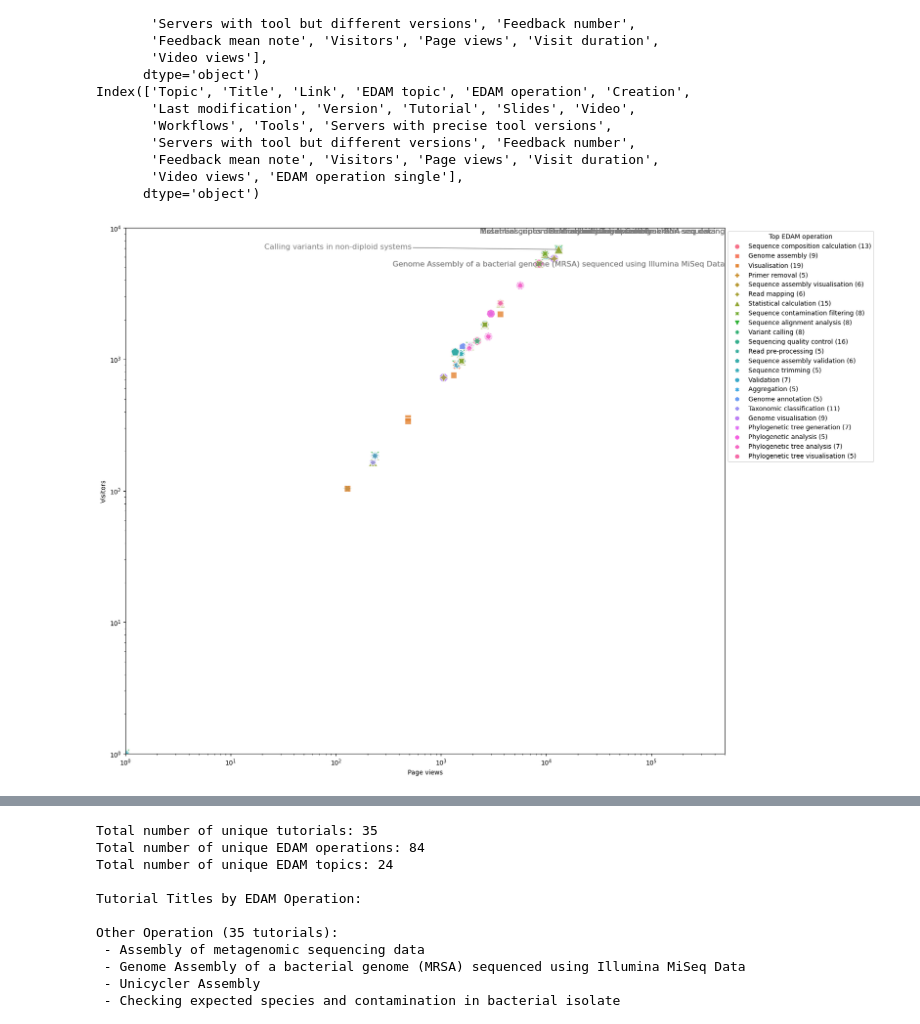
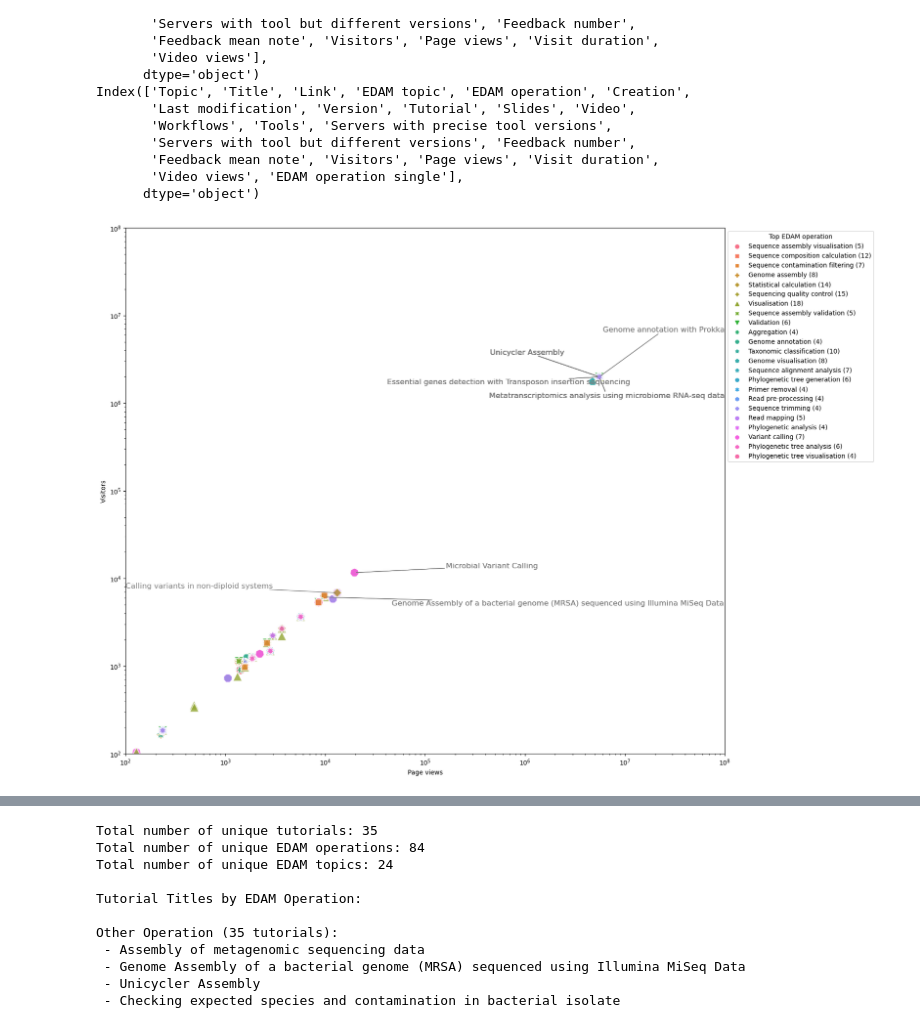
Before and after one commit to usegalaxy-eu/microgalaxy_paper_2025, a Jupyter notebook: bin/tutorials.ipynb, the cells around one changed output, grey strips where cells are left out. Cells and saved outputs as stored; diff of their text form; code cells hidden in the pictures.

Commit message:
updating scripts with the new Galaxy codex results tables links

```diff
--- a/bin/tutorials.ipynb
+++ b/bin/tutorials.ipynb
@@ -11,7 +11,7 @@ from adjustText import adjust_text
 # %% [markdown]
 # Get the data from the CoDex
 # %%
-tutorials_url = "https://raw.githubusercontent.com/galaxyproject/galaxy_codex/main/results/microgalaxy/tutorials.tsv"
+tutorials_url = "https://raw.githubusercontent.com/galaxyproject/galaxy_codex/results/microgalaxy/tutorials.tsv"
 # %%
 df = pd.read_csv(tutorials_url, sep="\t")
 print(df.columns)
@@ -231,9 +231,13 @@ Index(['Topic', 'Title', 'Link', 'EDAM topic', 'EDAM operation', 'Creation',
        'Video views', 'EDAM operation single'],
       dtype='object')
 # %%
+# Filter data to only include rows with more than 100 page views and visitors
+df_filtered_mod1_operation = df_inflated_mod1_operation[(df_inflated_mod1_operation['Page views'] > 100) & (df_inflated_mod1_operation['Visitors'] > 100)]
+df_filtered_mod2_operation = df_inflated_mod2_operation[(df_inflated_mod2_operation['Page views'] > 100) & (df_inflated_mod2_operation['Visitors'] > 100)]
+
 plt.figure(figsize=(17,15))
 s = 200
-ax = sns.scatterplot(data=df_inflated_mod1_operation,
+ax = sns.scatterplot(data=df_filtered_mod1_operation,
                 x='Page views',
                 y='Visitors',
                 hue="EDAM operation single",
@@ -241,43 +245,43 @@ ax = sns.scatterplot(data=df_inflated_mod1_operation,
                 style="EDAM operation single",
                 s=s)
 
-ax2 = sns.scatterplot(data=df_inflated_mod2_operation,
+ax2 = sns.scatterplot(data=df_filtered_mod2_operation,
                 x='Page views',
                 y='Visitors',
                 hue="EDAM operation single",
                 alpha=0.2,
                 palette=['darkgrey'],
                 s=s,
                 ax=ax)
 
 # Log scale
 plt.xscale('log')
 plt.yscale('log')
 
 # Increase limit to show all labels
-ax.set(ylim=(1, 10000), xlim=(1,500000))
+ax.set(ylim=(100, 100000000), xlim=(100,100000000))
 
-# Label highest used tools for each group
-max_idx = df_inflated_mod1_operation.groupby(["EDAM operation single"])['Page views'].transform("max") == df_inflated_mod1_operation['Page views']
-df_inflated_mod_slice = df_inflated_mod1_operation[max_idx]
+# Label highest used tutorials for each group
+max_idx = df_filtered_mod1_operation.groupby(["EDAM operation single"])['Page views'].transform("max") == df_filtered_mod1_operation['Page views']
+df_inflated_mod_slice = df_filtered_mod1_operation[max_idx]
 texts = []
 for i, row in df_inflated_mod_slice.iterrows():
     x = row['Page views']
     y = row['Visitors']
     name = row['Title']
     t = ax.text(x, y, name, ha='center', va='center', color='grey', size=12)
     texts.append(t)
 
 adjust_text(texts, expand=(3, 2), arrowprops=dict(arrowstyle='->', color='grey'))
 sns.move_legend(ax, "upper left", bbox_to_anchor=(1, 1))
-value_counts = df_inflated_mod_operation["EDAM operation single"].value_counts()
+value_counts = df_inflated_mod_operation["EDAM operation single"].value_counts()-1
 
 for i, k in value_counts.items():
     for text in ax2.get_legend().texts:
         if i == text.get_text():
             text.set_text(f'{i} ({k})')
 
 ax2.get_legend().set_title("Top EDAM operation")
 plt.savefig("../results/top_tutorials_operations.png", bbox_inches='tight')
 # %% [output]
-[figure, old version]
+[figure, new version]
```
Also changed, not shown: parts of 3 cells of this notebook, 7 other files.
